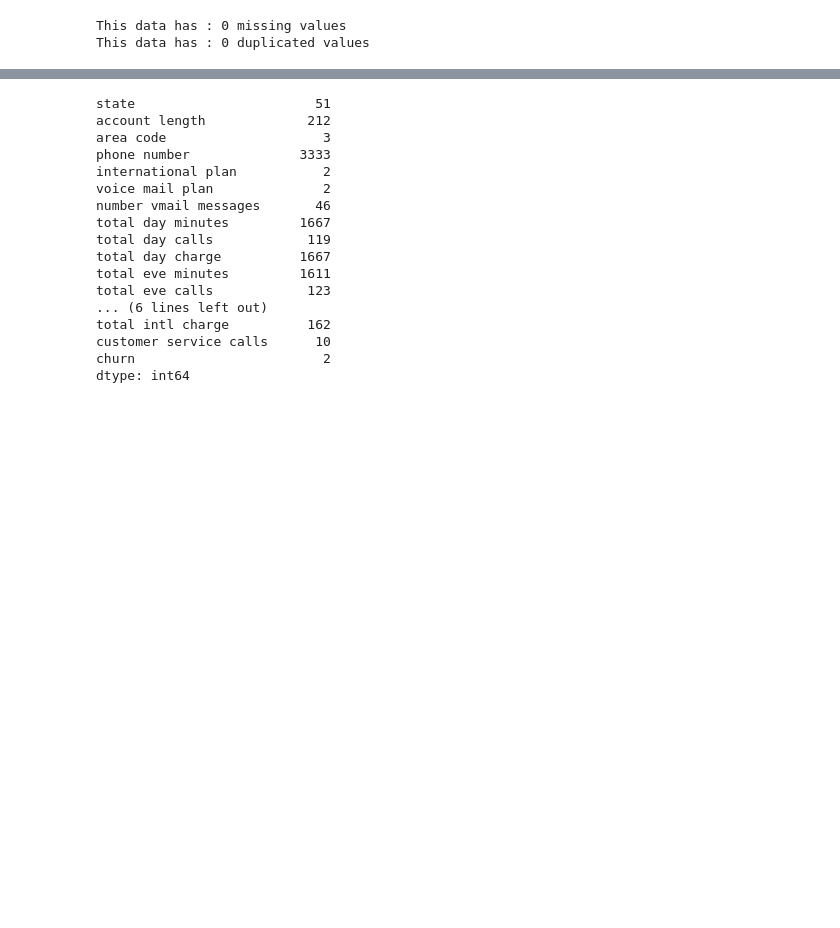
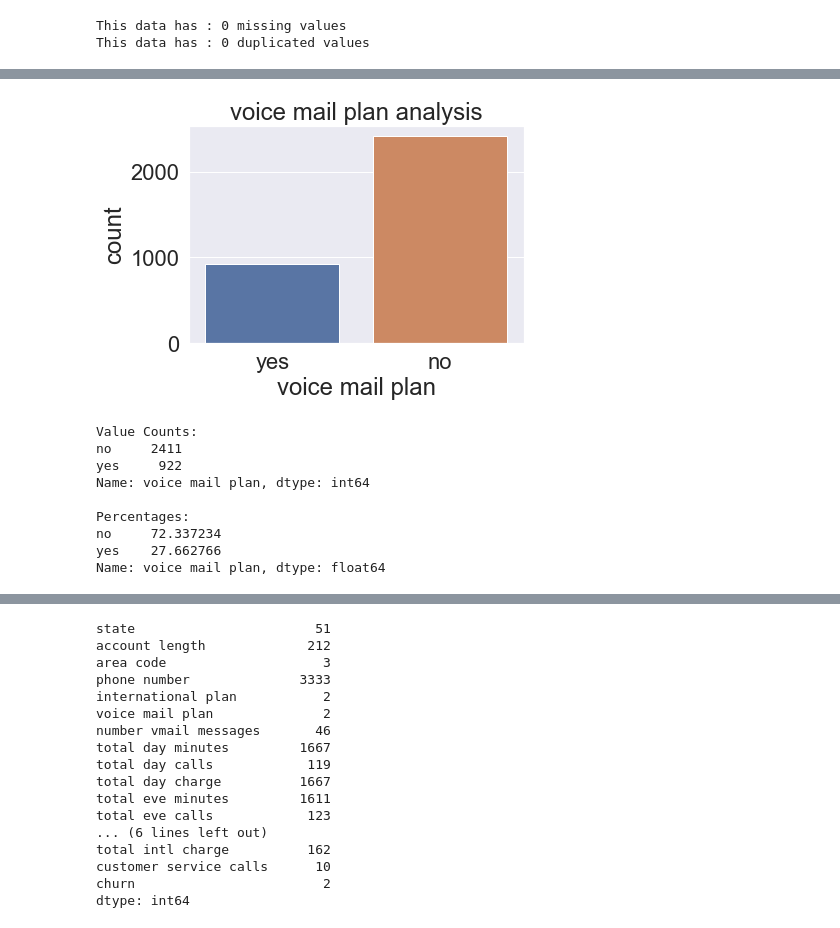
Before and after one commit to williamm243/customer_retention, a Jupyter notebook: customer.ipynb, the cells around one changed output, grey strips where cells are left out. Saved outputs shown, nothing was run; the diff lists cells and outputs as text; code cells hidden in the pictures; blank space fills up the shorter version.

```diff
--- a/customer.ipynb
+++ b/customer.ipynb
@@ -215,0 +240,13 @@ KeyboardInterrupt:
+# %%
+uni_analysis_of("voice mail plan")
+# %% [output]
+[figure, added]
+Value Counts:
+no     2411
+yes     922
+Name: voice mail plan, dtype: int64
+
+Percentages:
+no     72.337234
+yes    27.662766
+Name: voice mail plan, dtype: float64
```
Also changed, not shown: parts of 34 cells of this notebook.
